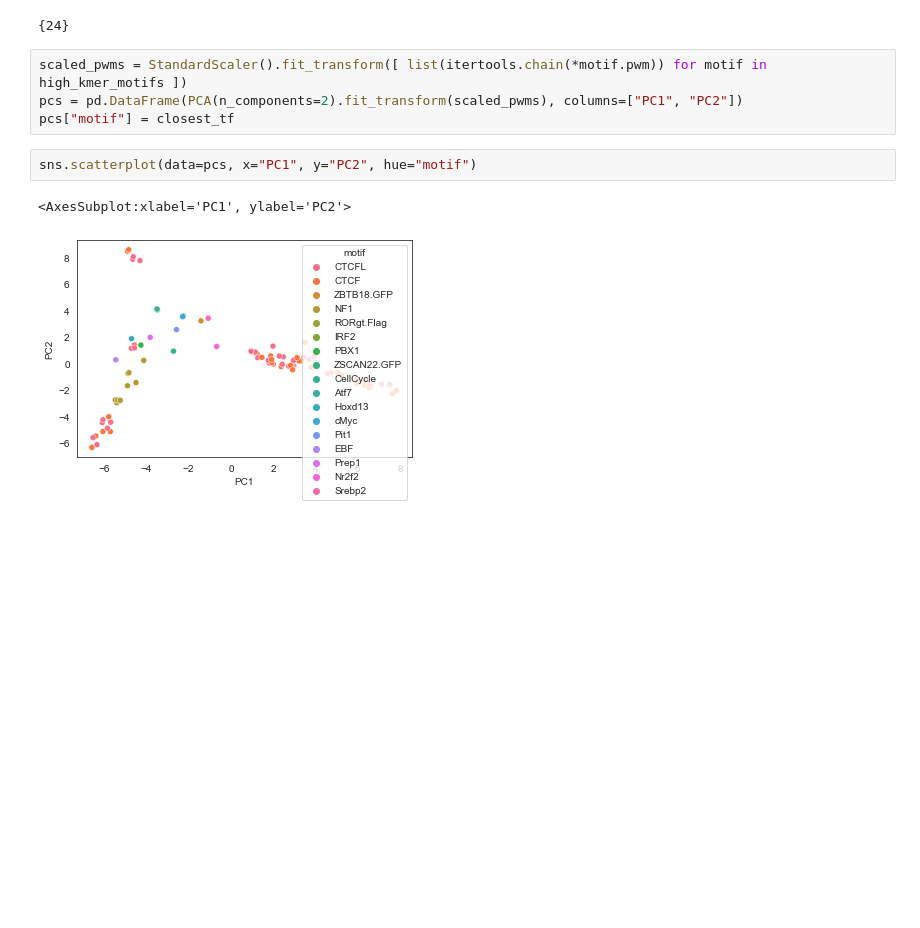
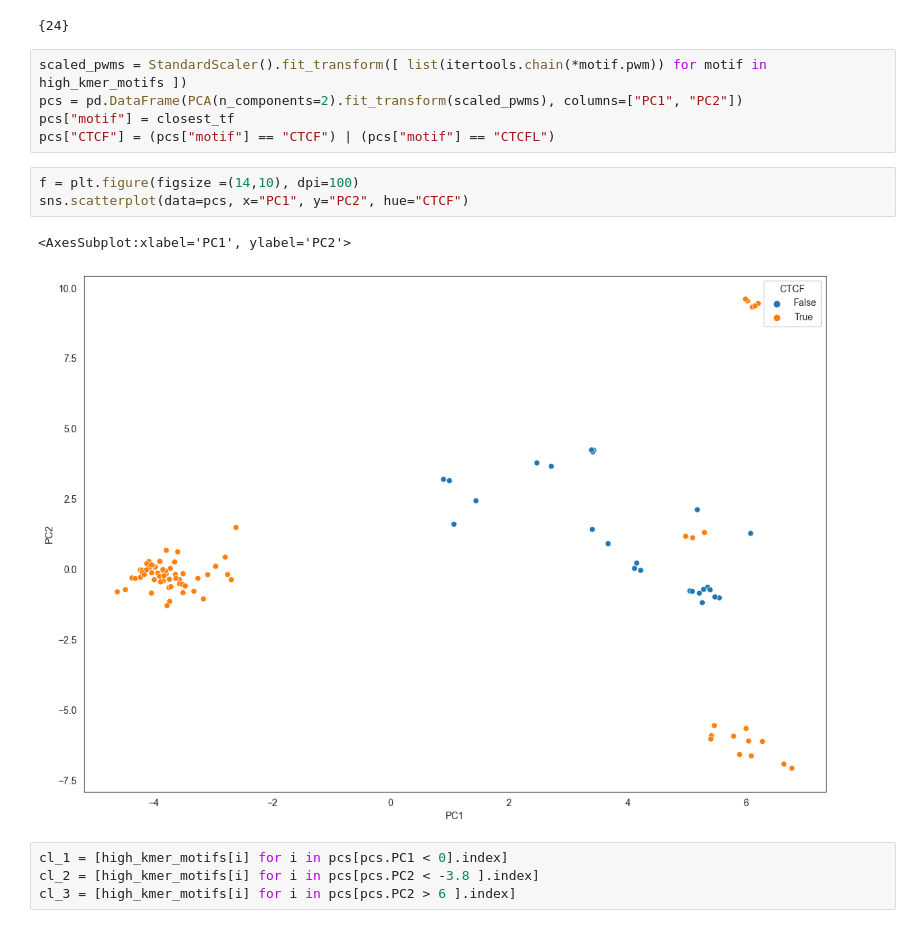
Before and after one commit to BAAL-NF/nopeak-utils, a Jupyter notebook: prototype.ipynb, the cells around one changed output. Saved outputs shown, nothing was run; the diff lists cells and outputs as text; blank space fills up the shorter version.

```diff
--- a/prototype.ipynb
+++ b/prototype.ipynb
@@ -118,8 +129,14 @@ sns.heatmap(affinities)
 scaled_pwms = StandardScaler().fit_transform([ list(itertools.chain(*motif.pwm)) for motif in high_kmer_motifs ])
 pcs = pd.DataFrame(PCA(n_components=2).fit_transform(scaled_pwms), columns=["PC1", "PC2"])
 pcs["motif"] = closest_tf
+pcs["CTCF"] = (pcs["motif"] == "CTCF") | (pcs["motif"] == "CTCFL")
 # %%
-sns.scatterplot(data=pcs, x="PC1", y="PC2", hue="motif")
+f = plt.figure(figsize =(14,10), dpi=100)
+sns.scatterplot(data=pcs, x="PC1", y="PC2", hue="CTCF")
 # %% [output]
 <AxesSubplot:xlabel='PC1', ylabel='PC2'>
-[figure, old version]
+[figure, new version]
+# %%
+cl_1 = [high_kmer_motifs[i] for i in pcs[pcs.PC1 < 0].index]
+cl_2 = [high_kmer_motifs[i] for i in pcs[pcs.PC2 < -3.8 ].index]
+cl_3 = [high_kmer_motifs[i] for i in pcs[pcs.PC2 > 6 ].index]
```
Also changed, not shown: parts of 52 cells of this notebook.
